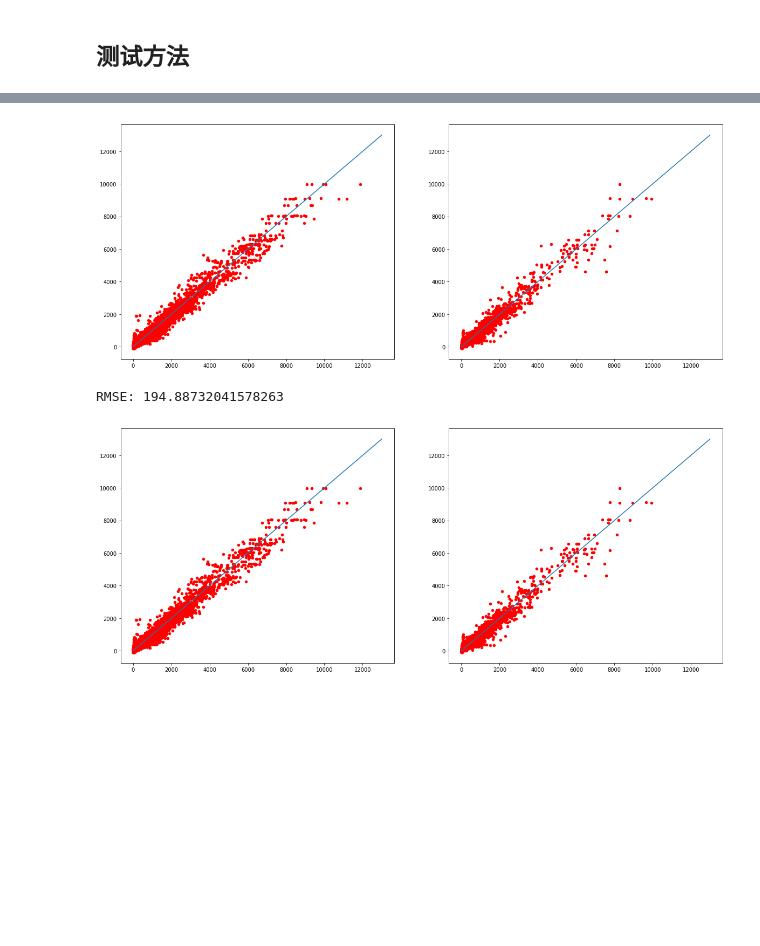
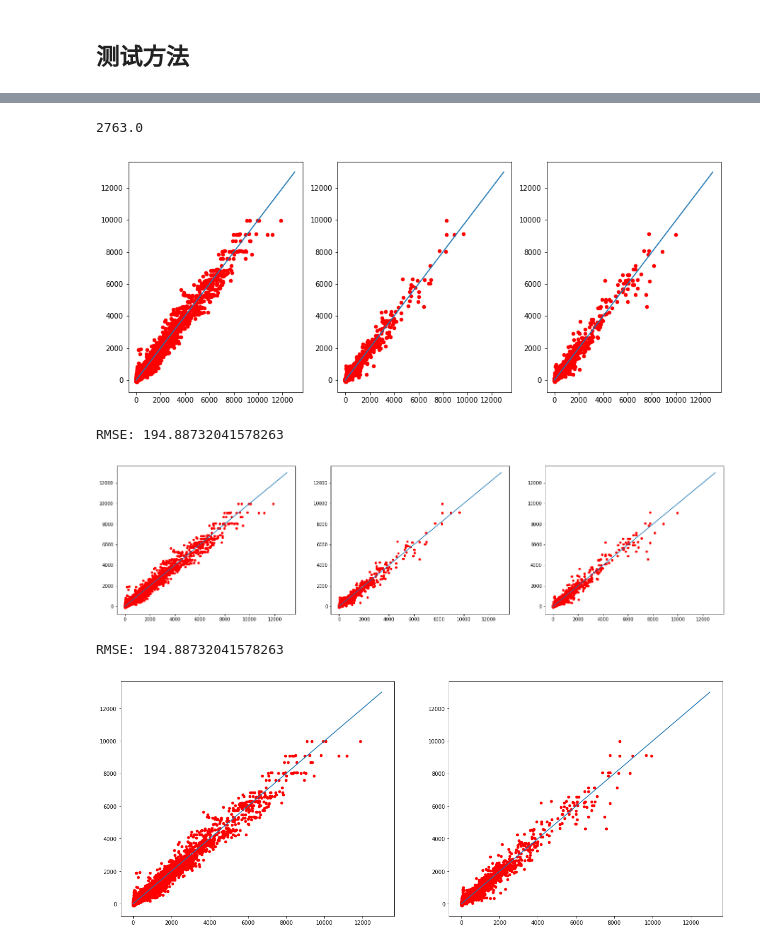
Before and after one commit to RDShi/daily, a Jupyter notebook: competition/prepare.ipynb, the cells around one changed output, grey strips where cells are left out. Saved outputs shown, nothing was run; the diff lists cells and outputs as text; code cells hidden in the pictures; blank space fills up the shorter version.

```diff
--- a/competition/prepare.ipynb
+++ b/competition/prepare.ipynb
@@ -102,3 +102,7 @@ RMSE: 179.9701784786791
+# %%
+len(val_labs)/2
+# %% [output]
+2763.0
 # %%
 import xgboost as xgb
 param = {'bst:max_depth':6, 'bst:eta':0.1, 'silent':1, 'objective':'reg:linear' }
@@ -122,10 +126,26 @@ plt.subplot(122)
 plt.scatter(val_labs, val_res, color = 'r', s = 20)
 plt.plot([0, 13000],[0, 13000])
 plt.show()
-print("RMSE:",np.mean((val_res-val_labs)**2)**0.5)
+print("RMSE:",np.mean((val_res-val_labs)**2)**0.5)z
 # %% [output]
-[figure, old version]
+[figure, new version]
 RMSE: 194.88732041578263
+# %%
+plt.figure(figsize=(24,6))
+plt.subplot(131)
+plt.scatter(train_labs,train_res, color = 'r', s = 20)
+plt.plot([0, 13000],[0, 13000])
+plt.subplot(132)
+plt.scatter(val_labs[:2763], val_res[:2763], color = 'r', s = 20)
+plt.plot([0, 13000],[0, 13000])
+plt.subplot(133)
+plt.scatter(val_labs[2763:], val_res[2763:], color = 'r', s = 20)
+plt.plot([0, 13000],[0, 13000])
+plt.show()
+print("RMSE:",np.mean((val_res-val_labs)**2)**0.5)
+# %% [output]
+[figure, added]
+RMSE: 194.88732041578263
 # %%
 plt.figure(figsize=(20,8))
 plt.subplot(121)
```
Also changed, not shown: parts of 3 cells of this notebook, 12 other files.
